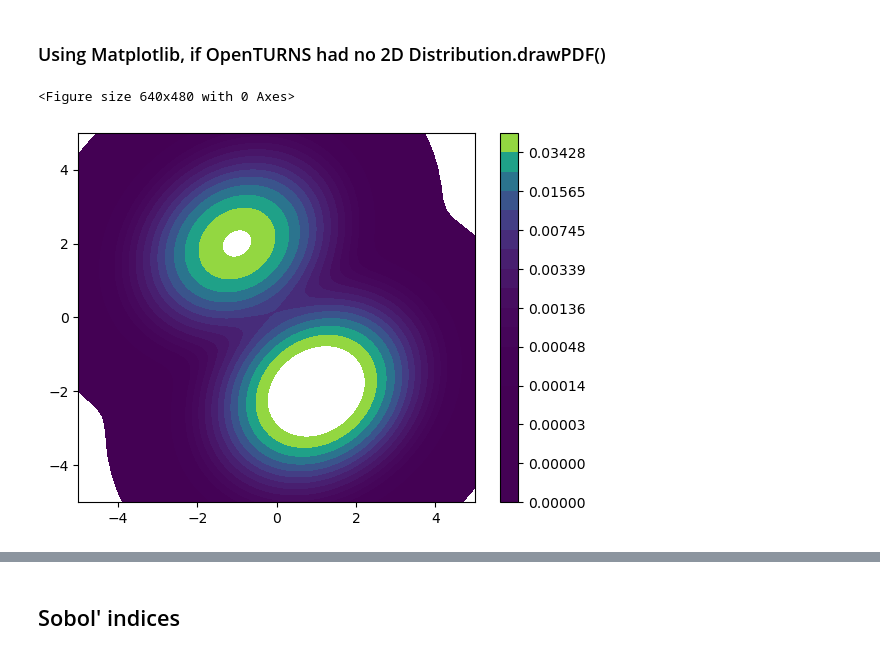
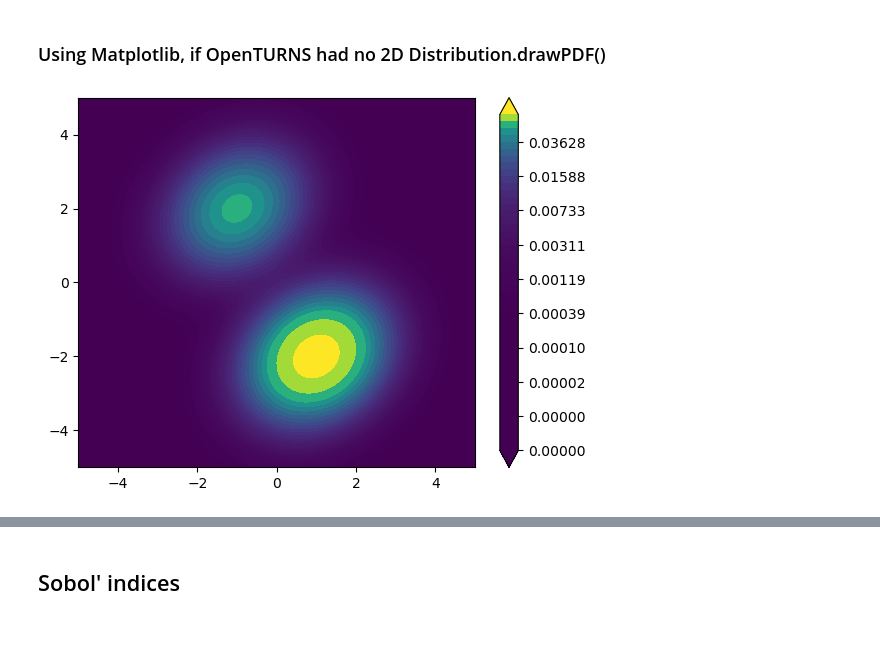
Before and after one commit to mbaudin47/pycrash, a Jupyter notebook: visualisation/visualisation_matplotlib_vs_openturns.ipynb, the cells around one changed output, grey strips where cells are left out. Saved outputs shown, nothing was run; the diff lists cells and outputs as text; code cells hidden in the pictures.

Commit message:
visualisation_matplotlib_vs_openturns.ipynb: Contribution de Joseph

```diff
--- a/visualisation/visualisation_matplotlib_vs_openturns.ipynb
+++ b/visualisation/visualisation_matplotlib_vs_openturns.ipynb
@@ -223,37 +237,33 @@ graph
 # %%
 # Create the input mesh
 lowerBound = [-5.0, -5.0]
 upperBound = [5.0, 5.0]
 numberOfXCells = 100
 numberOfYCells = 100
 xList = np.linspace(lowerBound[0], upperBound[0], numberOfXCells)
 yList = np.linspace(lowerBound[1], upperBound[1], numberOfYCells)
 xArray, yArray = np.meshgrid(xList, yList)
 # Convert to Sample
 xArrayFlat = xArray.flatten()
 yArrayFlat = yArray.flatten()
 size = numberOfXCells * numberOfYCells
 inputSample = ot.Sample(size, 2)
 inputSample[:, 0] = ot.Sample.BuildFromPoint(xArrayFlat)
 inputSample[:, 1] = ot.Sample.BuildFromPoint(yArrayFlat)
 # Evaluate the function
 zArray = mixture.computePDF(inputSample)
 zArray = np.array(zArray)
 zArray = zArray.transpose()
 zArray = np.reshape(zArray, (numberOfYCells, numberOfXCells))
 # Compute levels
-epsilonGrid = 5.0e-2
-numberOfLevels = 20
+epsilonGrid = 1.0e-2
+numberOfLevels = 50
 zSample = ot.Sample.BuildFromPoint(zArray.flatten())
 regularGrid = np.linspace(epsilonGrid, 1.0 - epsilonGrid, numberOfLevels)
 levelsSample = zSample.computeQuantile(regularGrid)
 levels = [point[0] for point in levelsSample]
-# Plot with customized levels
-_ = pl.figure()
 fig, ax = pl.subplots(1, 1)
-cp = ax.contourf(xArray, yArray, zArray, levels, cmap=mpl.cm.viridis)
+cp = ax.contourf(xArray, yArray, zArray, levels, cmap=mpl.cm.viridis, extend="both")
 _ = fig.colorbar(cp)
-# TODO: find the exact same visual result
 # %% [output]
-<Figure size 640x480 with 0 Axes>
-[figure, old version]
+[figure, new version]
```
Also changed, not shown: parts of 10 cells of this notebook.
